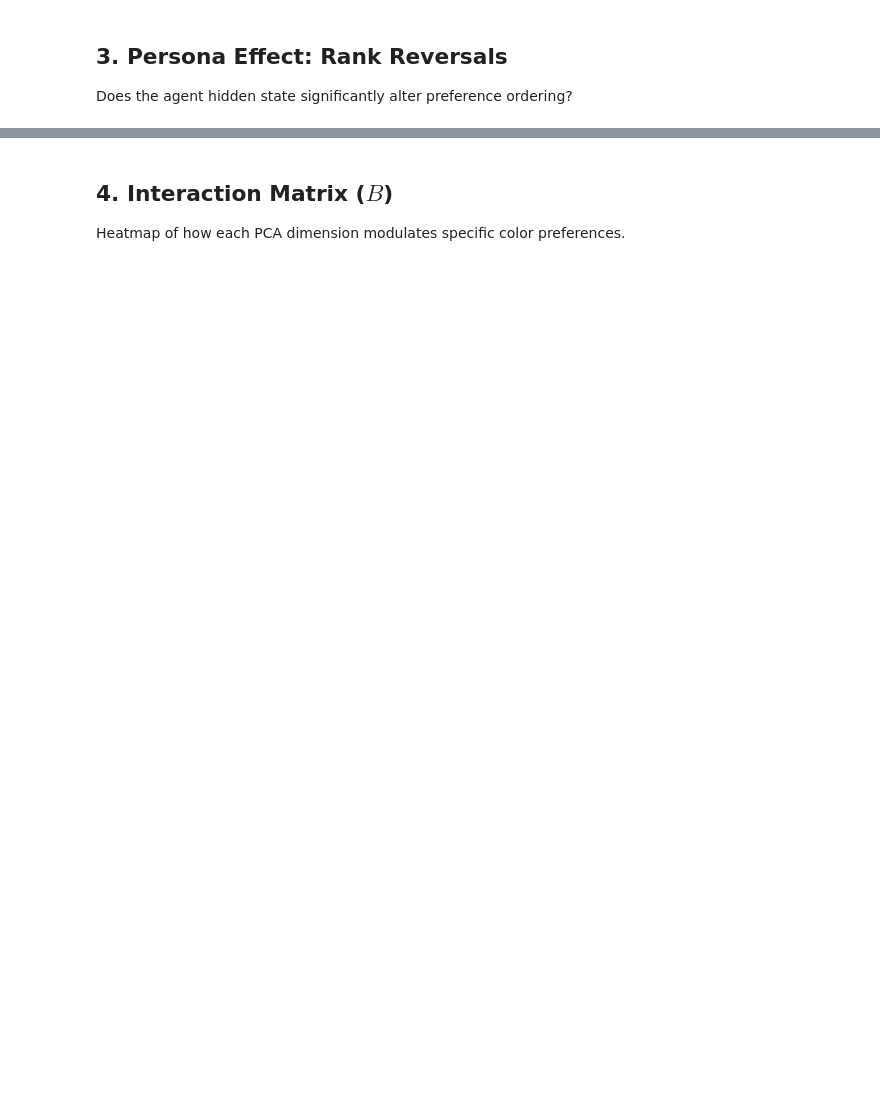
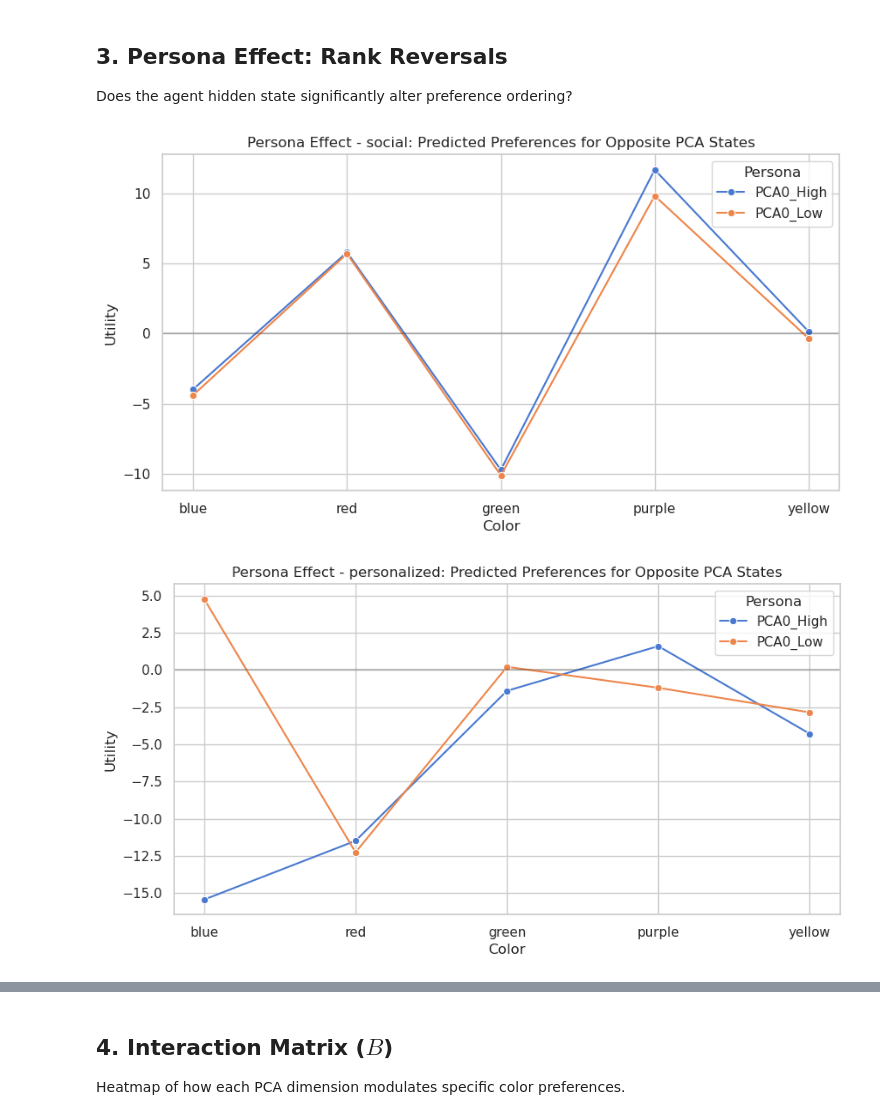
Before and after one commit to lotanamit5/grum4llm, a Jupyter notebook: notebooks/llm_colors.ipynb, the cells around one changed output, grey strips where cells are left out. Saved outputs shown, nothing was run; the diff lists cells and outputs as text; code cells hidden in the pictures; blank space fills up the shorter version.

```diff
--- a/notebooks/llm_colors.ipynb
+++ b/notebooks/llm_colors.ipynb
@@ -90,28 +98,32 @@ if grum_deltas and bt_deltas:
 ## 3. Persona Effect: Rank Reversals
 Does the agent hidden state significantly alter preference ordering?
 # %%
-if results and "grum" in results[0]["history"]["1"]:
-    res = results[0]
-    last_step = str(sorted(map(int, res["history"].keys()))[-1])
-    delta = np.array(res["history"][last_step]["grum"]["delta"])
-    B = np.array(res["history"][last_step]["grum"]["interaction"])
+if results_by_criterion:
+    # Show persona effect for each criterion
+    for crit, res in results_by_criterion.items():
+        last_step = str(sorted(map(int, res["history"].keys()))[-1])
+        delta = np.array(res["history"][last_step]["grum"]["delta"])
+        B = np.array(res["history"][last_step]["grum"]["interaction"])
 
-    # Sample two hypothetical agents at opposite ends of the PCA space
-    K, M = B.shape
-    x0_pos = np.zeros(K); x0_pos[0] = 2.0
-    x0_neg = np.zeros(K); x0_neg[0] = -2.0
+        # Sample two hypothetical agents at opposite ends of the PCA space
+        K, M = B.shape
+        x0_pos = np.zeros(K); x0_pos[0] = 2.0
+        x0_neg = np.zeros(K); x0_neg[0] = -2.0
 
-    u_pos = delta + x0_pos @ B
-    u_neg = delta + x0_neg @ B
+        u_pos = delta + x0_pos @ B
+        u_neg = delta + x0_neg @ B
 
-    df_rv = pd.DataFrame({
-        "Color": color_names,
-        "PCA0_High": u_pos,
-        "PCA0_Low": u_neg
-    }).melt(id_vars="Color", var_name="Persona", value_name="Utility")
+        df_rv = pd.DataFrame({
+            "Color": color_names,
+            "PCA0_High": u_pos,
+            "PCA0_Low": u_neg
+        }).melt(id_vars="Color", var_name="Persona", value_name="Utility")
 
-    plt.figure(figsize=(12, 6))
-    sns.lineplot(data=df_rv, x="Color", y="Utility", hue="Persona", marker="o")
-    plt.title("Persona Effect: Predicted Preferences for Opposite PCA States")
-    plt.axhline(0, color='black', alpha=0.2)
-    plt.show()
+        plt.figure(figsize=(10, 5))
+        sns.lineplot(data=df_rv, x="Color", y="Utility", hue="Persona", marker="o")
+        plt.title(f"Persona Effect - {crit}: Predicted Preferences for Opposite PCA States")
+        plt.axhline(0, color='black', alpha=0.2)
+        plt.show()
+# %% [output]
+[figure, added]
+[figure, added]
```
Also changed, not shown: parts of 8 cells of this notebook, 8 other files.
